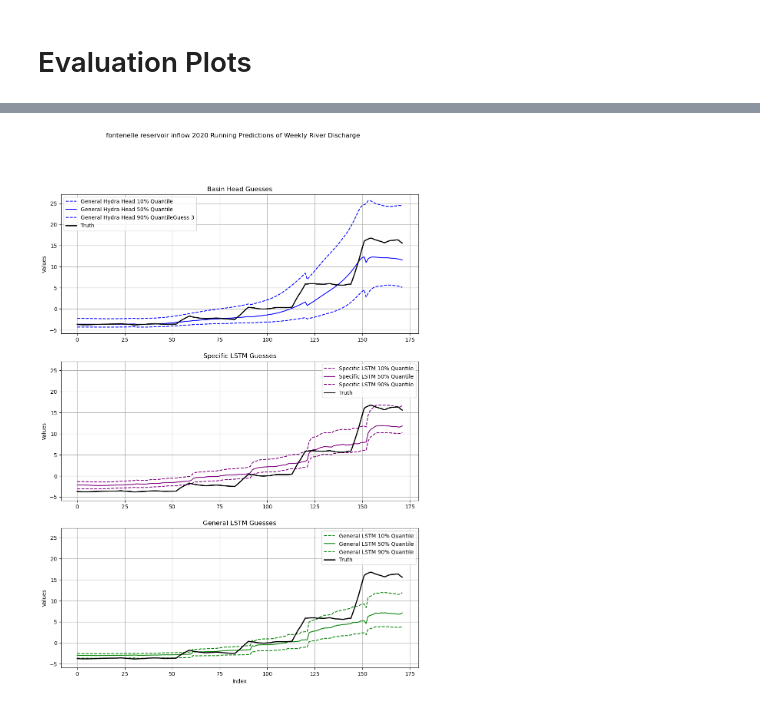
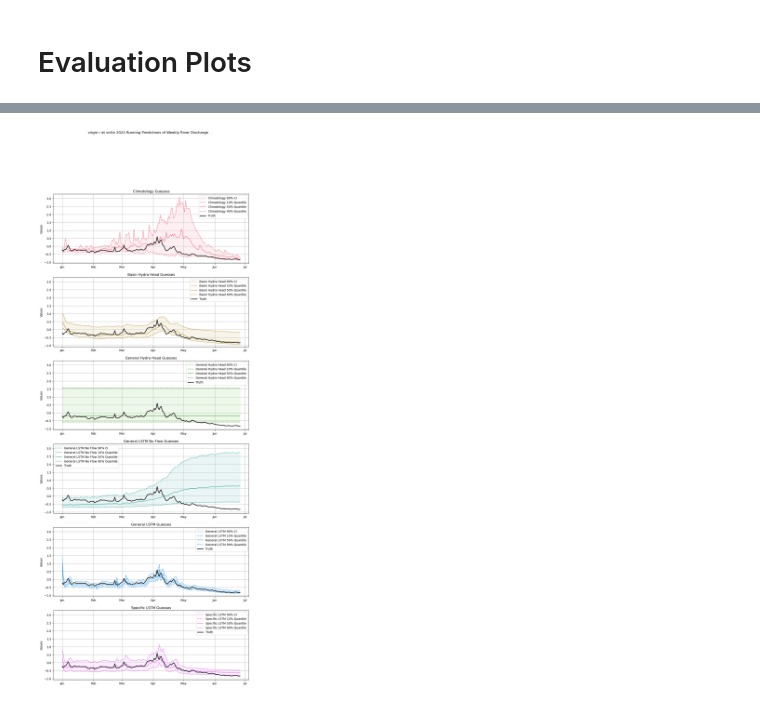
Before and after one commit to KarRups/Hydra_Code, a Jupyter notebook: Week_Ahead_Evaluation.ipynb, the cells around one changed output, grey strips where cells are left out. Cells and saved outputs as stored; diff of their text form; code cells hidden in the pictures.

```diff
--- a/Week_Ahead_Evaluation.ipynb
+++ b/Week_Ahead_Evaluation.ipynb
@@ -316,7 +338,7 @@ Scores = Matrix_Of_CV_Scores(basins, years)
 # %%
 # Average over years
-averaged_scores = {model: {basin: [] for basin in basins} for model in ["Climatology_Model", "Basin_Head_Model", "General_Head_Model", "General_LSTM_Model", "Specific_LSTM_Model"]}
-model_names = ["Climatology_Model", "Basin_Head_Model", "General_Head_Model", "General_LSTM_Model", "Specific_LSTM_Model"]
+averaged_scores = {model: {basin: [] for basin in basins} for model in ["Climatology_Model", "Basin_Head_Model", "General_Head_Model", "General_LSTM_Model", "General_LSTM_No_Flow_Model", "Specific_LSTM_Model"]}
+model_names = ["Climatology_Model", "Basin_Head_Model", "General_Head_Model", "General_LSTM_Model", "General_LSTM_No_Flow_Model", "Specific_LSTM_Model"]
 model_name_underscore_count = {model: model.count('_') for model in model_names}
 
 # Extract scores and compute averages
@@ -346,14 +368,14 @@ basins_df.loc['Average'] = average_row
 import pickle
 
 
-# Save the dictionary to a file
-# with open('/data/Hydra_Work/Validation_Results/20_22_Validation_Dict.pkl', 'wb') as f:
-#     pickle.dump(Scores, f)
+# # Save the dictionary to a file
+with open('/data/Hydra_Work/Validation_Results/1_Day_11_06_Validation_Dict.pkl', 'wb') as f:
+    pickle.dump(Scores, f)
 
-# Load the dictionary from a file
-with open('/data/Hydra_Work/Validation_Results/20_22_Validation_Dict.pkl', 'rb') as f:
+#Load the dictionary from a file
+with open('/data/Hydra_Work/Validation_Results/1_Day_11_06_Validation_Dict.pkl', 'rb') as f:
     Scores = pickle.load(f)
-#
+
 years = np.arange(2000,2024,2)
 # %%
 def highlight_min(s):
@@ -386,7 +408,7 @@ styled_df
 # %%
 # Average over basins
-averaged_scores = {year: {model: [] for model in ["Climatology_Model", "Basin_Head_Model", "General_Head_Model", "General_LSTM_Model", "Specific_LSTM_Model"]} for year in years}
-model_names = ["Climatology_Model", "Basin_Head_Model", "General_Head_Model", "General_LSTM_Model", "Specific_LSTM_Model"]
+averaged_scores = {year: {model: [] for model in ["Climatology_Model", "Basin_Head_Model", "General_Head_Model", "General_LSTM_Model", "General_LSTM_No_Flow_Model", "Specific_LSTM_Model"]} for year in years}
+model_names = ["Climatology_Model", "Basin_Head_Model", "General_Head_Model", "General_LSTM_Model", "General_LSTM_No_Flow_Model", "Specific_LSTM_Model"]
 model_name_underscore_count = {model: model.count('_') for model in model_names}
 
 # Extract scores and compute averages
@@ -551,32 +566,62 @@ for year in years :
 # %%
-year = 2020
-basin = 'fontenelle_reservoir_inflow'
-#daily_flow['fontenelle_reservoir_inflow']
+test_year = 2022
 
-start_season_date = f'{year}-01-01'
-end_season_date = f'{year}-06-26'
+years_to_include = [year for year in years if year != test_year]
+climatological_flows = calculate_climatological_flows(years_to_include, daily_flow)
 
-General_LSTM_Model = torch.load(f'/data/Hydra_Work/Validation_Models/{year}/General_LSTM_Model/General_LSTM.pth')
-Hydra_General_Head = torch.load(f'/data/Hydra_Work/Validation_Models/{year}/General_Head_Model/Hydra_Head_LSTM.pth')
-Hydra_Body = torch.load(f'/data/Hydra_Work/Validation_Models/{year}/General_Head_Model/Hydra_Body_LSTM.pth')
+
+basin = 'virgin_r_at_virtin'
+daily_flow['virgin_r_at_virtin']
+
+start_season_date = f'{test_year}-01-01'
+end_season_date = f'{test_year}-06-26'
+
+
+
+General_LSTM_Model = torch.load(f'/data/Hydra_Work/1_Day_No_Forecast_Validation_Models/{test_year}/General_LSTM_Model/General_LSTM.pth')
+General_LSTM_No_Flow_Model = torch.load(f'/data/Hydra_Work/1_Day_No_Forecast_Validation_Models/{test_year}/General_LSTM_No_Flow_Model/General_LSTM.pth')
+
+Hydra_General_Head = torch.load(f'/data/Hydra_Work/1_Day_No_Forecast_Validation_Models/{test_year}/General_Head_Model/Hydra_Head_LSTM.pth')
+Hydra_Body = torch.load(f'/data/Hydra_Work/1_Day_No_Forecast_Validation_Models/{test_year}/General_Head_Model/Hydra_Body_LSTM.pth')
 Specific_Heads = {}
 Specific_Models = {}
-Specific_Heads[f'{basin}'] = torch.load(f'/data/Hydra_Work/Validation_Models/{year}/Basin_Head_Model/{basin}.path')
-Specific_Models[f'{basin}'] = torch.load(f'/data/Hydra_Work/Validation_Models/{year}/Specific_LSTM_Model/{basin}_specific.pth')
+Specific_Heads[f'{basin}'] = torch.load(f'/data/Hydra_Work/1_Day_No_Forecast_Validation_Models/{test_year}/Basin_Head_Model/{basin}.path')
+Specific_Models[f'{basin}'] = torch.load(f'/data/Hydra_Work/1_Day_No_Forecast_Validation_Models/{test_year}/Specific_LSTM_Model/{basin}_specific.pth')
 
 
-Climatology_Guesses, Basin_Head_Guesses, General_Head_Guesses,  Truth = test_weekly_performance_hydra(basin, Hydra_Body, Hydra_General_Head, Specific_Heads, era5, seasonal_forecasts, daily_flow, climatological_flows, climate_indices, static_variables, device, end_season_date, start_season_date,  furthest_distance = 120,  group_lengths = [7], feed_forcing = False)
-_, General_LSTM_Guesses,  _ = test_weekly_performance(basin, General_LSTM_Model, era5, seasonal_forecasts, daily_flow, climatological_flows, climate_indices, static_variables, device, end_season_date, start_season_date,  furthest_distance = 120,  group_lengths = [7], feed_forcing = False, specialised = False)
-_, Specific_LSTM_Guesses, _ = test_weekly_performance(basin, Specific_Models, era5, seasonal_forecasts, daily_flow, climatological_flows, climate_indices, static_variables, device, end_season_date, start_season_date,  furthest_distance = 120,  group_lengths = [7], feed_forcing = False, specialised = True)
+Climatology_Guesses, Basin_Head_Guesses, General_Head_Guesses,  Truth = test_weekly_performance_hydra(basin, Hydra_Body, Hydra_General_Head, Specific_Heads, era5, seasonal_forecasts, daily_flow, climatological_flows, climate_indices, static_variables, device, end_season_date, start_season_date,  furthest_distance = 120,  group_lengths = [1], feed_forcing = False)
+Climatology_Guesses, General_LSTM_Guesses,  _ = test_weekly_performance(basin, General_LSTM_Model, era5, seasonal_forecasts, daily_flow, climatological_flows, climate_indices, static_variables, device, end_season_date, start_season_date,  furthest_distance = 120,  group_lengths = [1], feed_forcing = False, specialised = False)
+_, Specific_LSTM_Guesses, _ = test_weekly_performance(basin, Specific_Models, era5, seasonal_forecasts, daily_flow, climatological_flows, climate_indices, static_variables, device, end_season_date, start_season_date,  furthest_distance = 120,  group_lengths = [1], feed_forcing = False, specialised = True)
+_, General_LSTM_No_Flow_Guesses,  _ = test_weekly_performance(basin, General_LSTM_No_Flow_Model, era5, seasonal_forecasts, daily_flow, climatological_flows, climate_indices, static_variables, device, end_season_date, start_season_date,  furthest_distance = 120,  group_lengths = [1], feed_forcing = False, specialised = False, Flow = False)
+
 
 Days = len(Basin_Head_Guesses)
 Basin_Head_Guesses = np.array(Basin_Head_Guesses).reshape(Days , 3)
 General_Head_Guesses = np.array(General_Head_Guesses).reshape(Days , 3)
 Climatology_Guesses = np.array(Climatology_Guesses).reshape(Days , 3)
+General_LSTM_No_Flow_Guesses = np.array(General_LSTM_No_Flow_Guesses).reshape(Days , 3)
 
 General_LSTM_Guesses = np.array(General_LSTM_Guesses).reshape(Days , 3)
 Specific_LSTM_Guesses = np.array(Specific_LSTM_Guesses).reshape(Days , 3)
 
-plot_predictions(General_Head_Guesses, Specific_LSTM_Guesses, General_LSTM_Guesses, Truth, f'{basin}', year)
+guesses_list = [
+    Climatology_Guesses,
+    Basin_Head_Guesses,
+    General_Head_Guesses,
+    General_LSTM_No_Flow_Guesses,
+    General_LSTM_Guesses,
+    Specific_LSTM_Guesses
+]
+
+names_list = [
+    'Climatology',
+    'Basin Hydra Head',
+    'General Hydra Head',
+    'General LSTM No Flow',
+    'General LSTM',
+    'Specific LSTM'
+]
+
+all_plot_predictions(guesses_list, names_list, Truth, f'{basin}', test_year, start_season_date, end_season_date)
 # %% [output]
-[figure, old version]
+[figure, new version]
```
Also changed, not shown: parts of 27 cells of this notebook, 7 other files.
